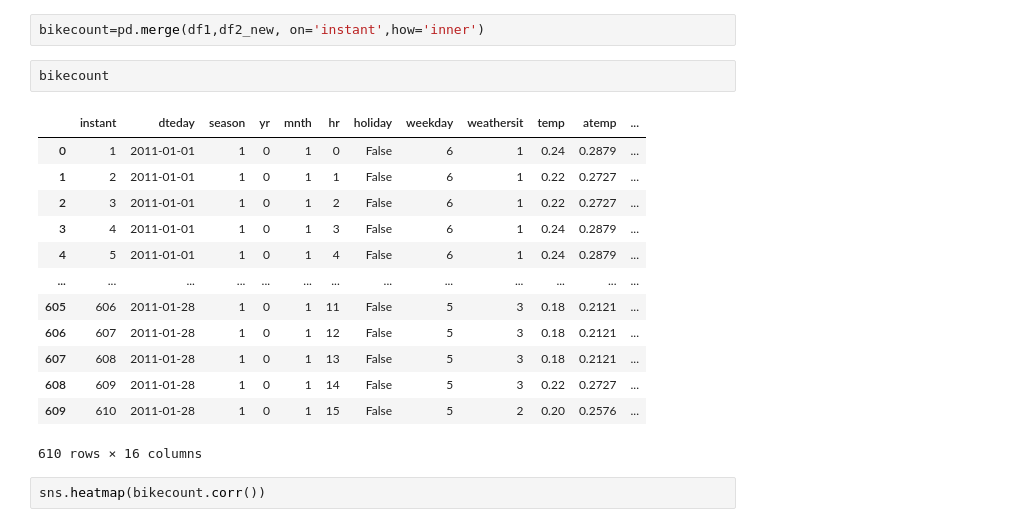
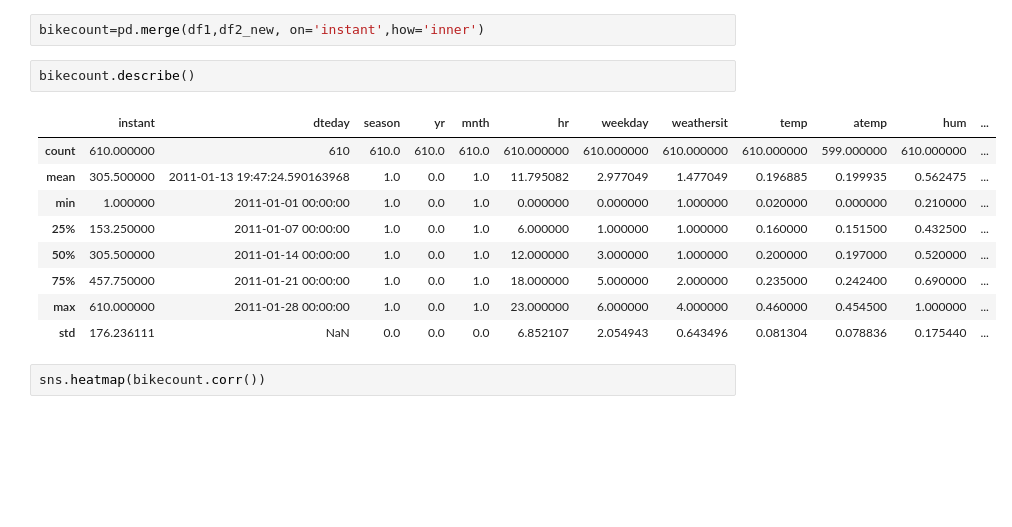
Before and after one commit to Deb052024/Data-Wranglling, a Jupyter notebook: Data_Wrangling_Project_2.ipynb, the cells around one changed output. Cells and saved outputs as stored; diff of their text form; blank space fills up the shorter version.

```diff
--- a/Data_Wrangling_Project_2.ipynb
+++ b/Data_Wrangling_Project_2.ipynb
@@ -122,21 +122,17 @@ df2_new
 # %%
 bikecount=pd.merge(df1,df2_new, on='instant',how='inner')
 # %%
-bikecount
+bikecount.describe()
 # %% [output]
-|  | instant | dteday | season | yr | mnth | hr | holiday | weekday | weathersit | temp | atemp | ... |
-| 0 | 1 | 2011-01-01 | 1 | 0 | 1 | 0 | False | 6 | 1 | 0.24 | 0.2879 | ... |
-| 1 | 2 | 2011-01-01 | 1 | 0 | 1 | 1 | False | 6 | 1 | 0.22 | 0.2727 | ... |
-| 2 | 3 | 2011-01-01 | 1 | 0 | 1 | 2 | False | 6 | 1 | 0.22 | 0.2727 | ... |
-| 3 | 4 | 2011-01-01 | 1 | 0 | 1 | 3 | False | 6 | 1 | 0.24 | 0.2879 | ... |
-| 4 | 5 | 2011-01-01 | 1 | 0 | 1 | 4 | False | 6 | 1 | 0.24 | 0.2879 | ... |
-| ... | ... | ... | ... | ... | ... | ... | ... | ... | ... | ... | ... | ... |
-| 605 | 606 | 2011-01-28 | 1 | 0 | 1 | 11 | False | 5 | 3 | 0.18 | 0.2121 | ... |
-| 606 | 607 | 2011-01-28 | 1 | 0 | 1 | 12 | False | 5 | 3 | 0.18 | 0.2121 | ... |
-| 607 | 608 | 2011-01-28 | 1 | 0 | 1 | 13 | False | 5 | 3 | 0.18 | 0.2121 | ... |
-| 608 | 609 | 2011-01-28 | 1 | 0 | 1 | 14 | False | 5 | 3 | 0.22 | 0.2727 | ... |
-| 609 | 610 | 2011-01-28 | 1 | 0 | 1 | 15 | False | 5 | 2 | 0.20 | 0.2576 | ... |
+|  | instant | dteday | season | yr | mnth | hr | weekday | weathersit | temp | atemp | hum | ... |
+| count | 610.000000 | 610 | 610.0 | 610.0 | 610.0 | 610.000000 | 610.000000 | 610.000000 | 610.000000 | 599.000000 | 610.000000 | ... |
+| mean | 305.500000 | 2011-01-13 19:47:24.590163968 | 1.0 | 0.0 | 1.0 | 11.795082 | 2.977049 | 1.477049 | 0.196885 | 0.199935 | 0.562475 | ... |
+| min | 1.000000 | 2011-01-01 00:00:00 | 1.0 | 0.0 | 1.0 | 0.000000 | 0.000000 | 1.000000 | 0.020000 | 0.000000 | 0.210000 | ... |
+| 25% | 153.250000 | 2011-01-07 00:00:00 | 1.0 | 0.0 | 1.0 | 6.000000 | 1.000000 | 1.000000 | 0.160000 | 0.151500 | 0.432500 | ... |
+| 50% | 305.500000 | 2011-01-14 00:00:00 | 1.0 | 0.0 | 1.0 | 12.000000 | 3.000000 | 1.000000 | 0.200000 | 0.197000 | 0.520000 | ... |
+| 75% | 457.750000 | 2011-01-21 00:00:00 | 1.0 | 0.0 | 1.0 | 18.000000 | 5.000000 | 2.000000 | 0.235000 | 0.242400 | 0.690000 | ... |
+| max | 610.000000 | 2011-01-28 00:00:00 | 1.0 | 0.0 | 1.0 | 23.000000 | 6.000000 | 4.000000 | 0.460000 | 0.454500 | 1.000000 | ... |
+| std | 176.236111 | NaN | 0.0 | 0.0 | 0.0 | 6.852107 | 2.054943 | 0.643496 | 0.081304 | 0.078836 | 0.175440 | ... |
-610 rows × 16 columns
 # %%
 sns.heatmap(bikecount.corr())
 # %% [output]
```
Also changed, not shown: parts of 81 cells of this notebook.
